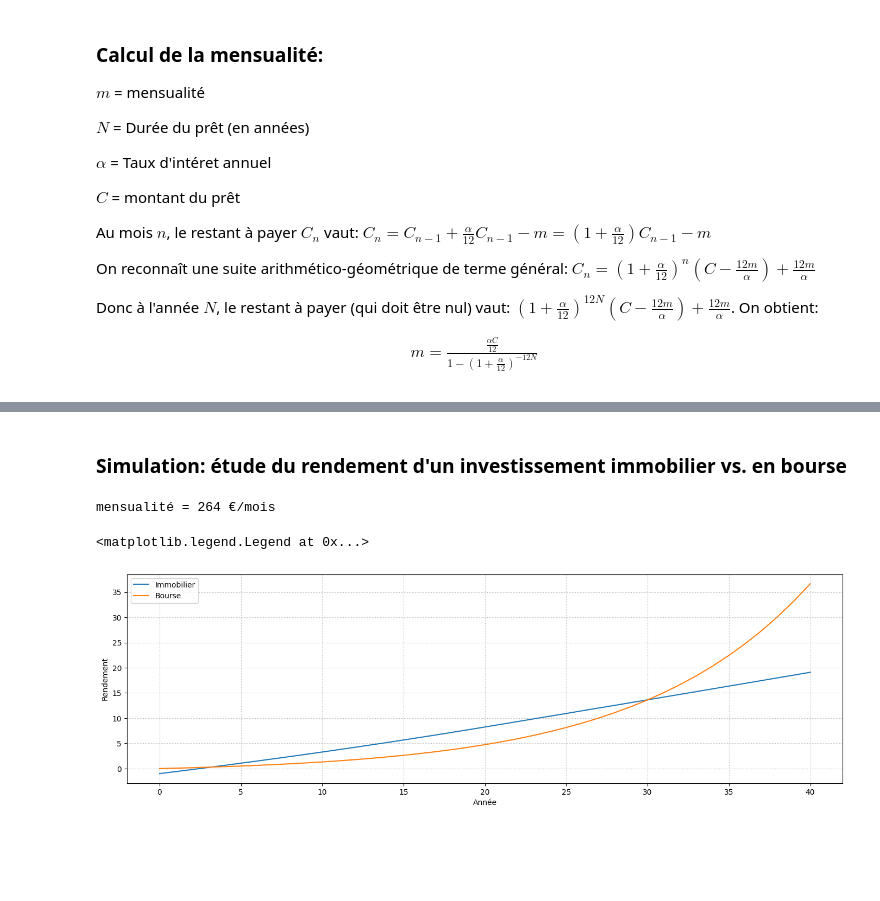
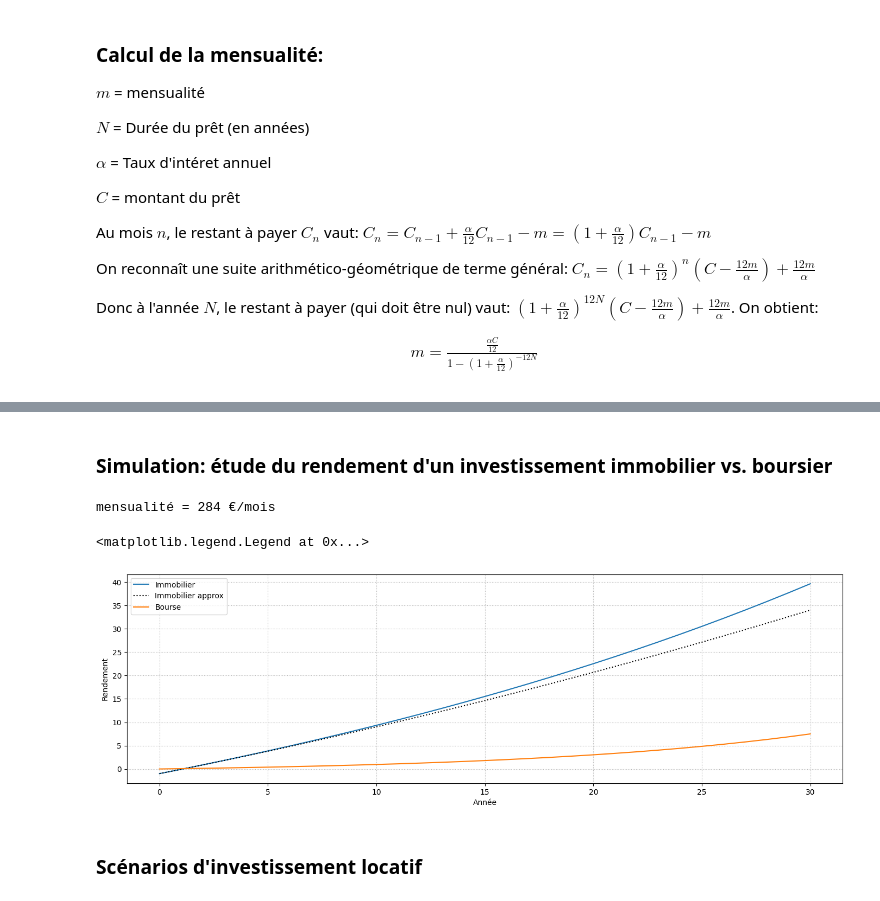
Before and after one commit to Legasp154/Achat_immobilier, a Jupyter notebook: Bourse vs. immobilier.ipynb, the cells around one changed output, grey strips where cells are left out. Saved outputs shown, nothing was run; the diff lists cells and outputs as text; code cells hidden in the pictures; blank space fills up the shorter version.

Commit message:
Mutli scénarios

```diff
--- a/Bourse vs. immobilier.ipynb
+++ b/Bourse vs. immobilier.ipynb
@@ -53,38 +69,44 @@ Son rendement au mois $n$ s'élève donc à:
 # %% [markdown]
-### Simulation: étude du rendement d'un investissement immobilier vs. en bourse
+### Simulation: étude du rendement d'un investissement immobilier vs. boursier
 # %%
-alpha = 2.5/100 # Taux du prêt
+alpha = 3.3/100 # Taux du prêt
 N = 20 # Durée totale du prêt
-mu = 1/100 # Croissance de la valeur du bien immobilier
+mu = 3/100 # Croissance de la valeur du bien immobilier
 C = 50000 # Montant emprunté
 l = 500 # Loyer
-fn = 10000 # Frais de notaire et d'agence
+fn = 5000 # Frais de notaire et d'agence
 A = 0 # 10/100*C # Apport
 fg = 8/100 # Coûts de gestion locative (en % du loyer)
 i = 12.8/100 # impôts sur le revenu
 
-beta = 10/100 # Performance de la bourse
+beta = 8/100 # Performance de la bourse
 p = 17.2/100 # Prélèvements sociaux
-
-m = mensualité(alpha, C, N)
-print("mensualité =", int(m), "€/mois")
-
-List_n = range(0, 41)
-List_rendement_immo = []
-List_rendement_bourse = []
-
-for n in List_n:
-    List_rendement_immo.append(rendement(12*n, l, alpha, C, N, mu, fn, A, fg, i))
-    List_rendement_bourse.append(((1+beta)**n-1)*(1-p))
-
-plt.figure(figsize=(17, 5))
-plt.plot(List_n, List_rendement_immo, label='Immobilier')
-plt.plot(List_n, List_rendement_bourse, label='Bourse')
-plt.xlabel('Année')
-plt.ylabel('Rendement')
-plt.grid(linestyle=':')
-plt.legend()
-# %% [output]
-mensualité = 264 €/mois
-<matplotlib.legend.Legend at 0x...>
-[figure, removed]
+# %%
+m = mensualité(alpha, C, N)
+print("mensualité =", int(m), "€/mois")
+
+List_year = range(0, 31)
+List_rendement_immo = []
+List_rendement_immo_approx = []
+List_rendement_bourse = []
+
+for year in List_year:
+    taux_apport, loyer, paiement_mens, valeur_bien, dette = rendement_1(fn, A, 12*year, l, C, fg, i, alpha, N, mu)
+    List_rendement_immo.append([1/taux_apport*(loyer-paiement_mens+valeur_bien-dette)-1])
+    List_rendement_immo_approx.append(12*year*C/(fn+A)*((1-fg-i)*l/C-(1+(1-12*year)/24/N)*alpha/12+mu/12)-1)
+    List_rendement_bourse.append(((1+beta)**year-1)*(1-p))
+
+plt.figure(figsize=(17, 5))
+plt.plot(List_year, List_rendement_immo, label='Immobilier')
+plt.plot(List_year, List_rendement_immo_approx, label='Immobilier approx', linestyle=':', color='black')
+plt.plot(List_year, List_rendement_bourse, label='Bourse')
+plt.xlabel('Année')
+plt.ylabel('Rendement')
+plt.grid(linestyle=':')
+plt.legend()
+# %% [output]
+mensualité = 284 €/mois
+<matplotlib.legend.Legend at 0x...>
+[figure, added]
+# %% [markdown]
+### Scénarios d'investissement locatif
```
Also changed, not shown: parts of 4 cells of this notebook, 1 other file.
